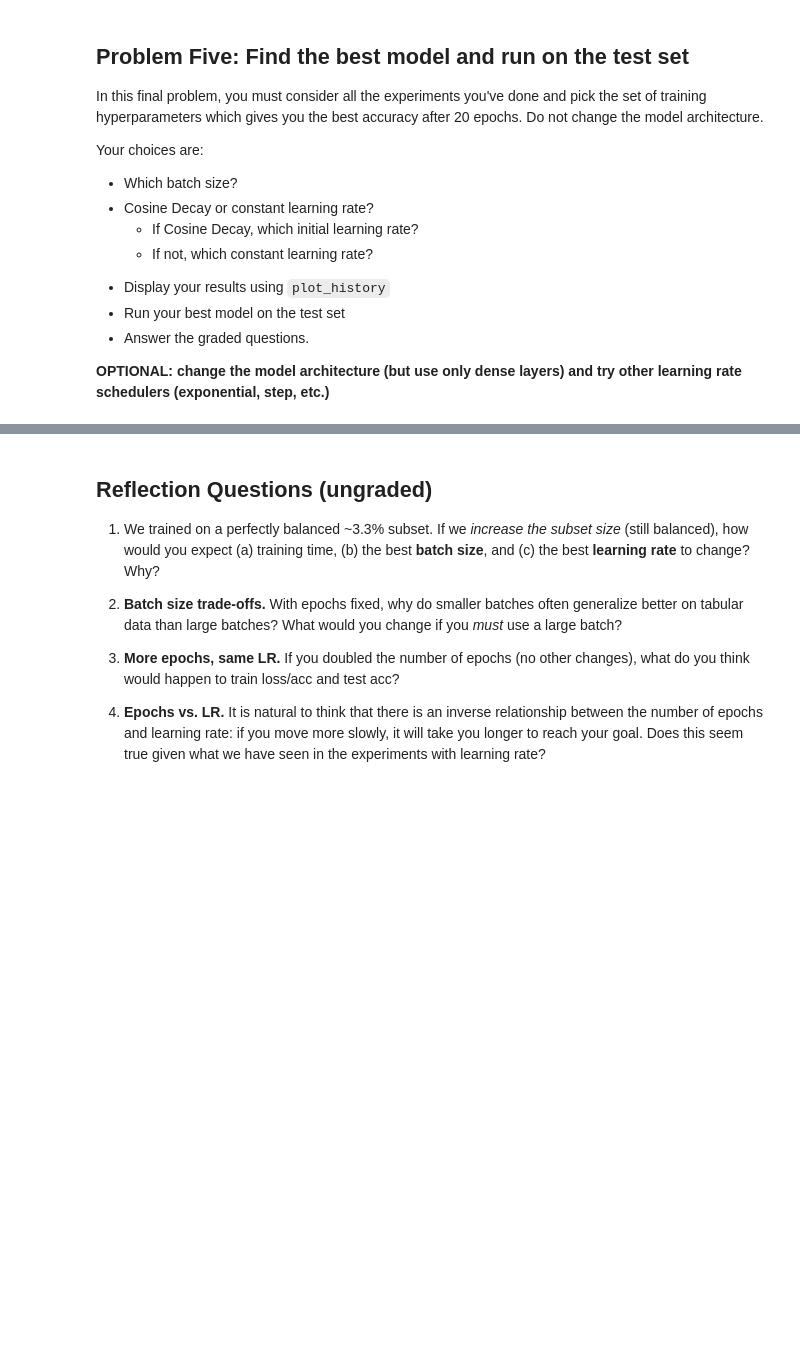
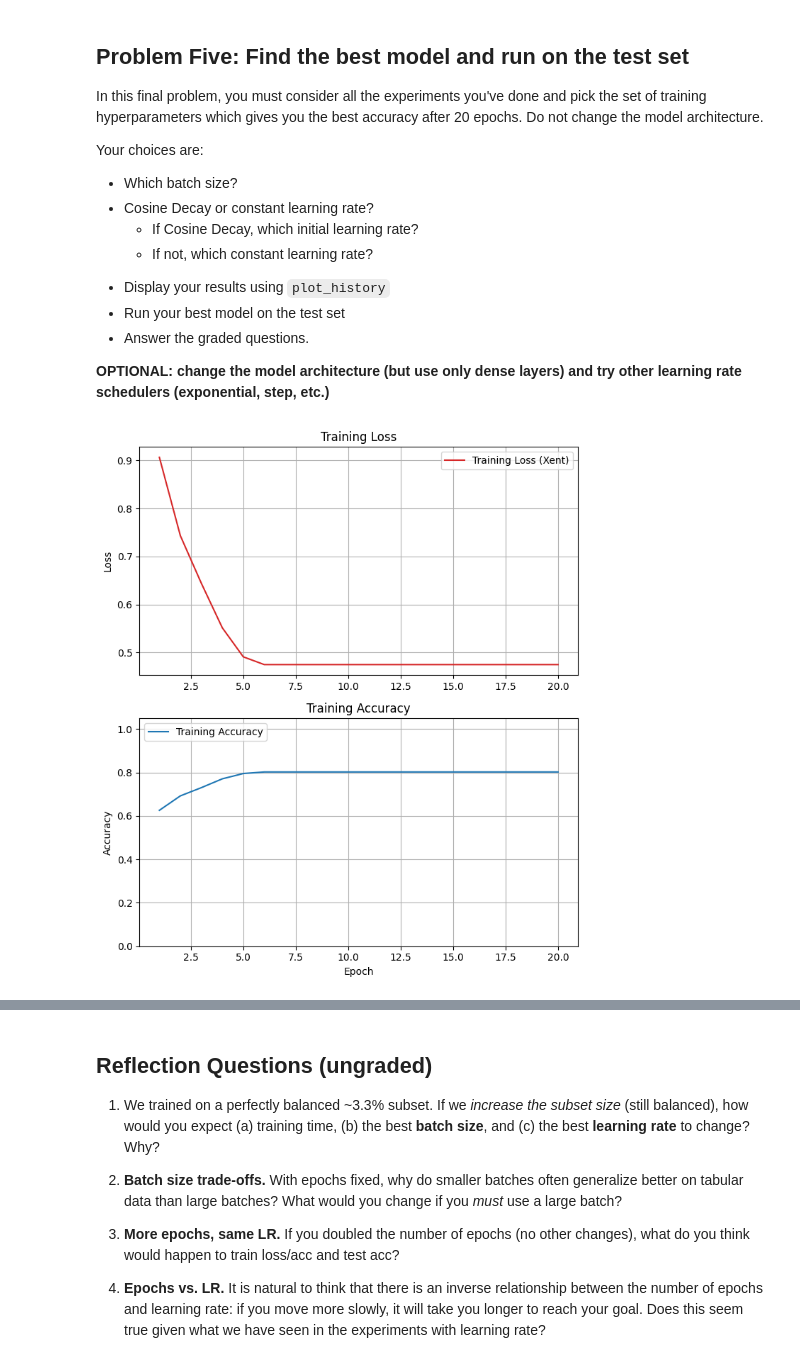
Before and after one commit to paumar2/bu-dx703-pmm, a Jupyter notebook: Homework_02.ipynb, the cells around one changed output, grey strips where cells are left out. Cells and saved outputs as stored; diff of their text form; code cells hidden in the pictures; blank space fills up the shorter version.

```diff
--- a/Homework_02.ipynb
+++ b/Homework_02.ipynb
@@ -407,3 +565,44 @@ Your choices are:
 **OPTIONAL: change the model architecture (but use only dense layers) and try other learning rate schedulers (exponential, step, etc.)**
 # %%
 # Your code here -- add as many cells as you need
+#best batch size was 4 w/ accuracy 0.7722
+batch_size = 4
+#cosine decay performed better w/
+intial_lr = 1e-2 #and accuracy 0.8838
+
+#training settings for cosine decay
+steps_per_epoch = int(np.ceil(len(X_ts_scaled) / batch_size)) #redefine w/new batch size and for test set
+total_steps = n_epochs * steps_per_epoch
+
+#cosine decay learning rate sched.
+lr_sched = CosineDecay(initial_learning_rate=intial_lr,
+                       decay_steps = total_steps)
+
+
+#build model
+final_model = Sequential([
+        Input(shape=(num_features,)),
+        Dense(64, activation='relu'),
+        Dense(32, activation='relu'),
+        Dense(num_classes, activation='softmax')
+    ])
+
+#compile model
+final_model.compile(
+    optimizer = Adam(learning_rate=lr_sched),
+    loss = 'sparse_categorical_crossentropy',
+    metrics=['accuracy']
+)
+
+#fit model on train:
+final_tr_hist = final_model.fit(
+    X_tr_scaled, y_train,
+    batch_size=batch_size,
+    epochs=n_epochs,
+    verbose=0
+)
+
+#display results w/ plot_history
+plot_history(final_tr_hist)
+# %% [output]
+[figure, added]
```
Also changed, not shown: parts of 23 cells of this notebook.
